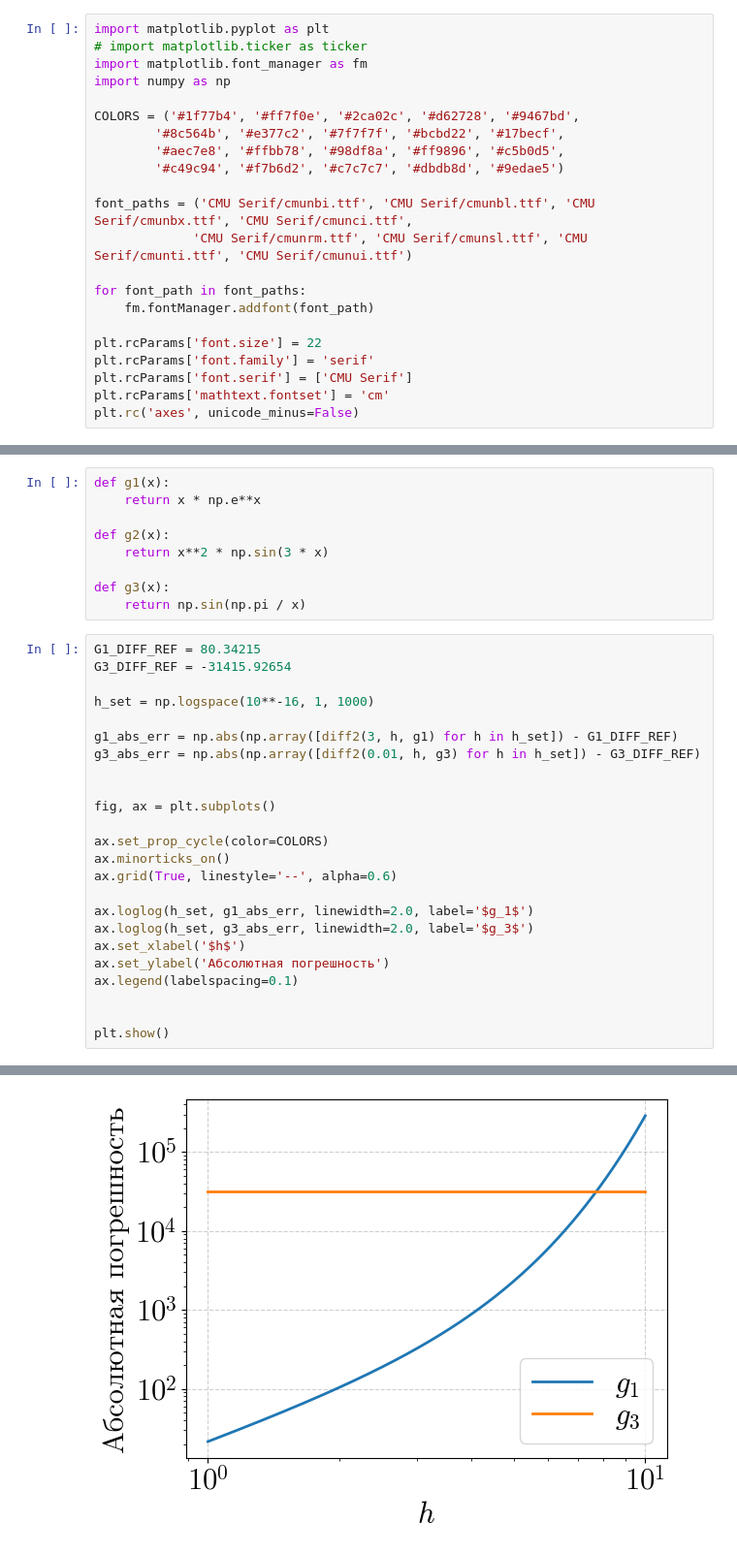
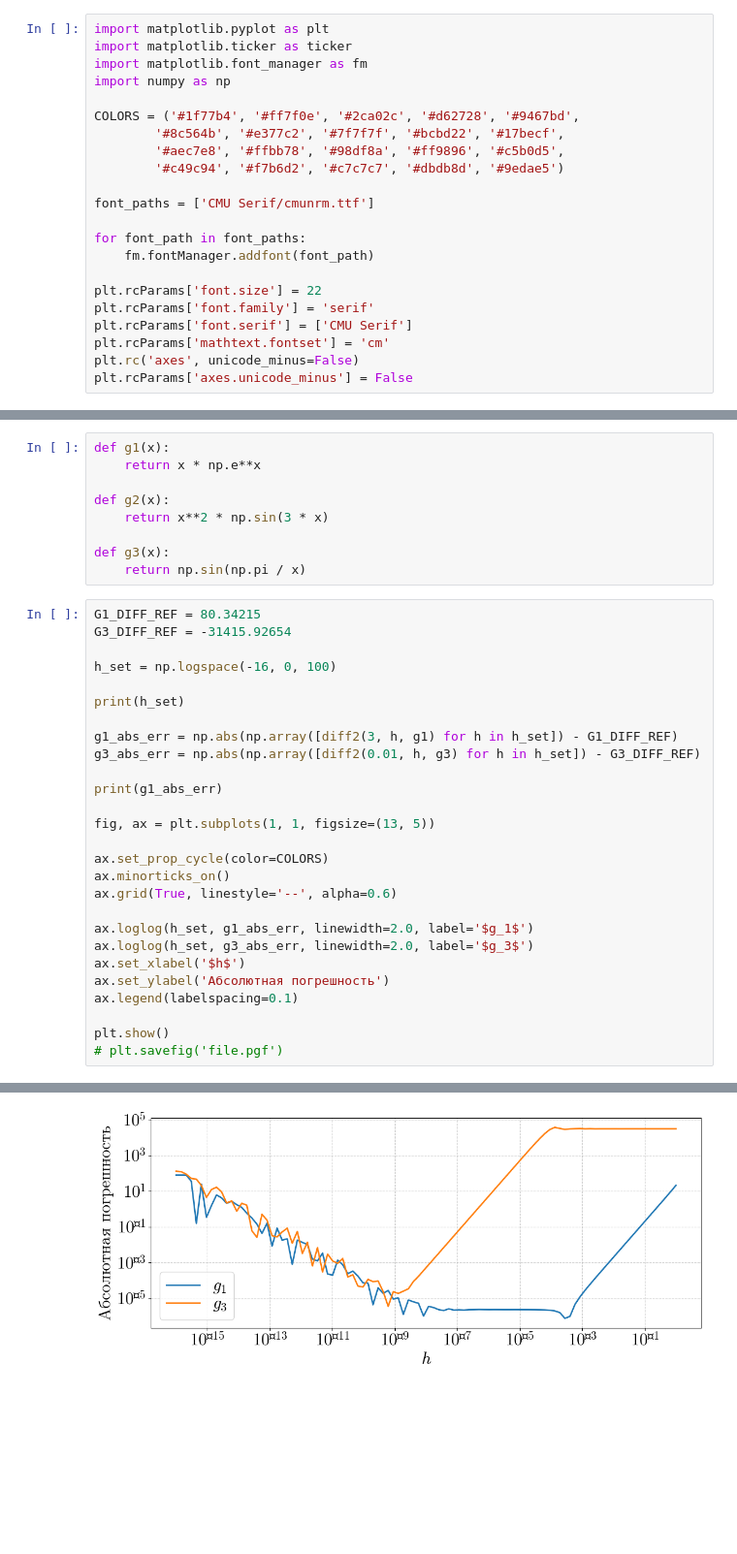
Before and after one commit to 1DCR/compmath-labs, a Jupyter notebook: lab-2/src/educmm_lab_2.ipynb, the cells around one changed output, grey strips where cells are left out. Shown at 97% size. Drawn from its saved outputs; the diff is of its cells as text; blank space fills up the shorter version.

```diff
--- a/lab-2/src/educmm_lab_2.ipynb
+++ b/lab-2/src/educmm_lab_2.ipynb
@@ -1,6 +1,6 @@
 # %%
 import matplotlib.pyplot as plt
-# import matplotlib.ticker as ticker
+import matplotlib.ticker as ticker
 import matplotlib.font_manager as fm
 import numpy as np
 
@@ -9,8 +9,7 @@ COLORS = ('#1f77b4', '#ff7f0e', '#2ca02c', '#d62728', '#9467bd',
         '#aec7e8', '#ffbb78', '#98df8a', '#ff9896', '#c5b0d5',
         '#c49c94', '#f7b6d2', '#c7c7c7', '#dbdb8d', '#9edae5')
 
-font_paths = ('CMU Serif/cmunbi.ttf', 'CMU Serif/cmunbl.ttf', 'CMU Serif/cmunbx.ttf', 'CMU Serif/cmunci.ttf',
-             'CMU Serif/cmunrm.ttf', 'CMU Serif/cmunsl.ttf', 'CMU Serif/cmunti.ttf', 'CMU Serif/cmunui.ttf')
+font_paths = ['CMU Serif/cmunrm.ttf']
 
 for font_path in font_paths:
     fm.fontManager.addfont(font_path)
@@ -20,6 +19,7 @@ plt.rcParams['font.family'] = 'serif'
 plt.rcParams['font.serif'] = ['CMU Serif']
 plt.rcParams['mathtext.fontset'] = 'cm'
 plt.rc('axes', unicode_minus=False)
+plt.rcParams['axes.unicode_minus'] = False
 # %%
 def diff2(x_0, h, f):
     return (f(x_0 + h) - f(x_0 - h))/(2 * h)
@@ -36,13 +36,16 @@ def g3(x):
 G1_DIFF_REF = 80.34215
 G3_DIFF_REF = -31415.92654
 
-h_set = np.logspace(10**-16, 1, 1000)
+h_set = np.logspace(-16, 0, 100)
+
+print(h_set)
 
 g1_abs_err = np.abs(np.array([diff2(3, h, g1) for h in h_set]) - G1_DIFF_REF)
 g3_abs_err = np.abs(np.array([diff2(0.01, h, g3) for h in h_set]) - G3_DIFF_REF)
 
+print(g1_abs_err)
 
-fig, ax = plt.subplots()
+fig, ax = plt.subplots(1, 1, figsize=(13, 5))
 
 ax.set_prop_cycle(color=COLORS)
 ax.minorticks_on()
@@ -54,6 +57,6 @@ ax.set_xlabel('$h$')
 ax.set_ylabel('Абсолютная погрешность')
 ax.legend(labelspacing=0.1)
 
-
 plt.show()
+# plt.savefig('file.pgf')
 # %% [output]
@@ -60 +112 @@ plt.show()
-[figure, old version]
+[figure, new version]
```
Also changed, not shown: parts of 1 cell of this notebook.
